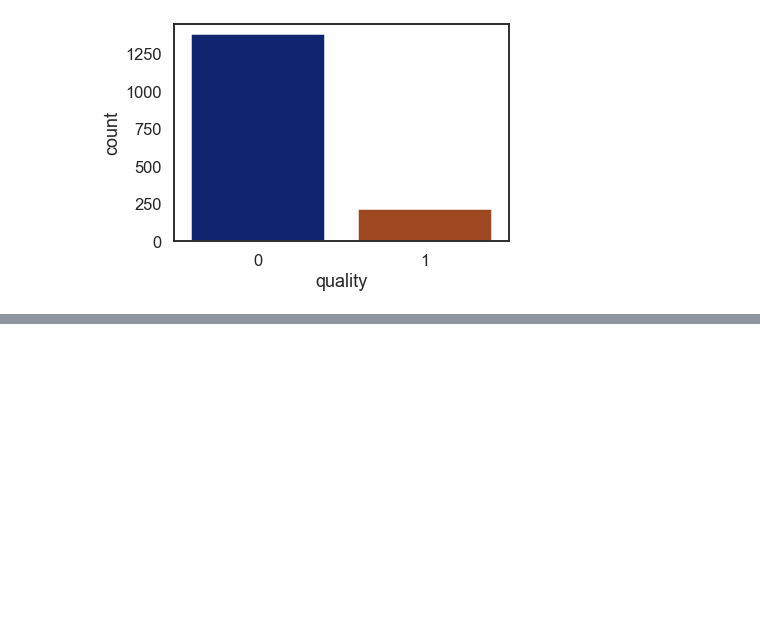
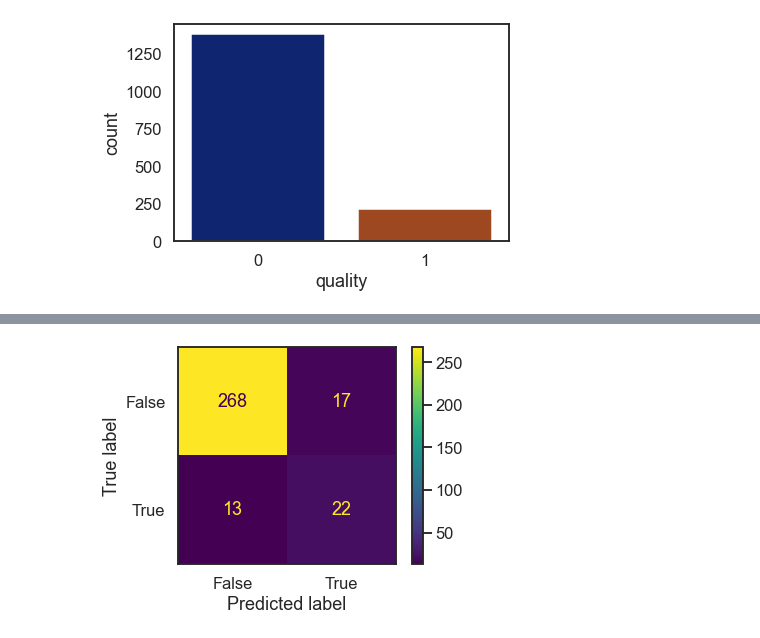
Before and after one commit to DhruvDarda/Red-Wine-Quality-prediction, a Jupyter notebook: Wine Quality.ipynb, the cells around one changed output, grey strips where cells are left out. Cells and saved outputs as stored; diff of their text form; code cells hidden in the pictures; blank space fills up the shorter version.

```diff
--- a/Wine Quality.ipynb
+++ b/Wine Quality.ipynb
@@ -103,7 +109,7 @@ fitter = minmax.fit(X_train)
 X_train_s = fitter.transform(X_train)
 X_test_s = fitter.transform(X_test)
 # %%
-rfc = RandomForestClassifier(n_estimators=50)
+rfc = RandomForestClassifier(n_estimators = 50, criterion = 'entropy', random_state = 0)
 
 fit_rnd = rfc.fit(X_train_s,y_train)
 
@@ -124,0 +131,6 @@ rfc_eval.mean()
+# %%
+cm_display = metrics.ConfusionMatrixDisplay(confusion_matrix = confusion_matrix(y_test, rfc.predict(X_test_s)), display_labels = [False, True])
+cm_display.plot()
+plt.show()
+# %% [output]
+[figure, added]
```
Also changed, not shown: parts of 6 cells of this notebook.
